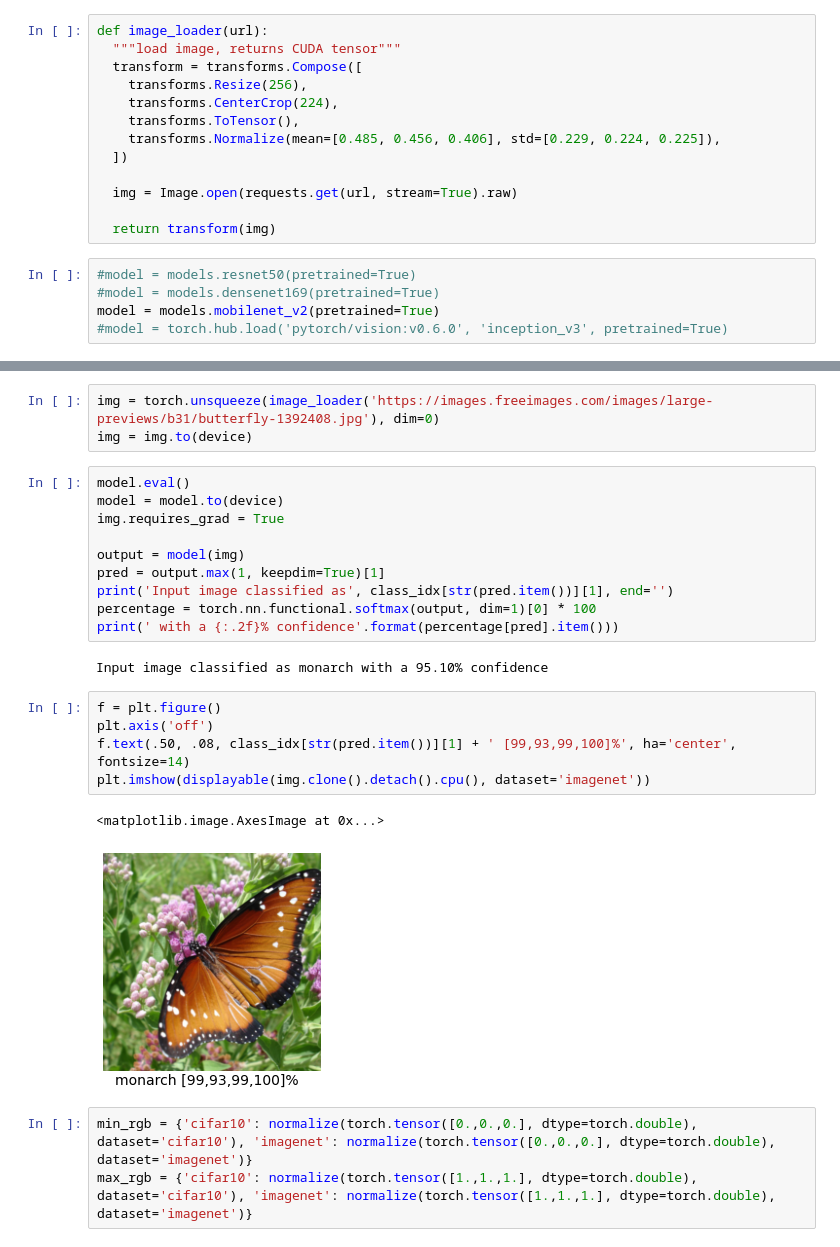
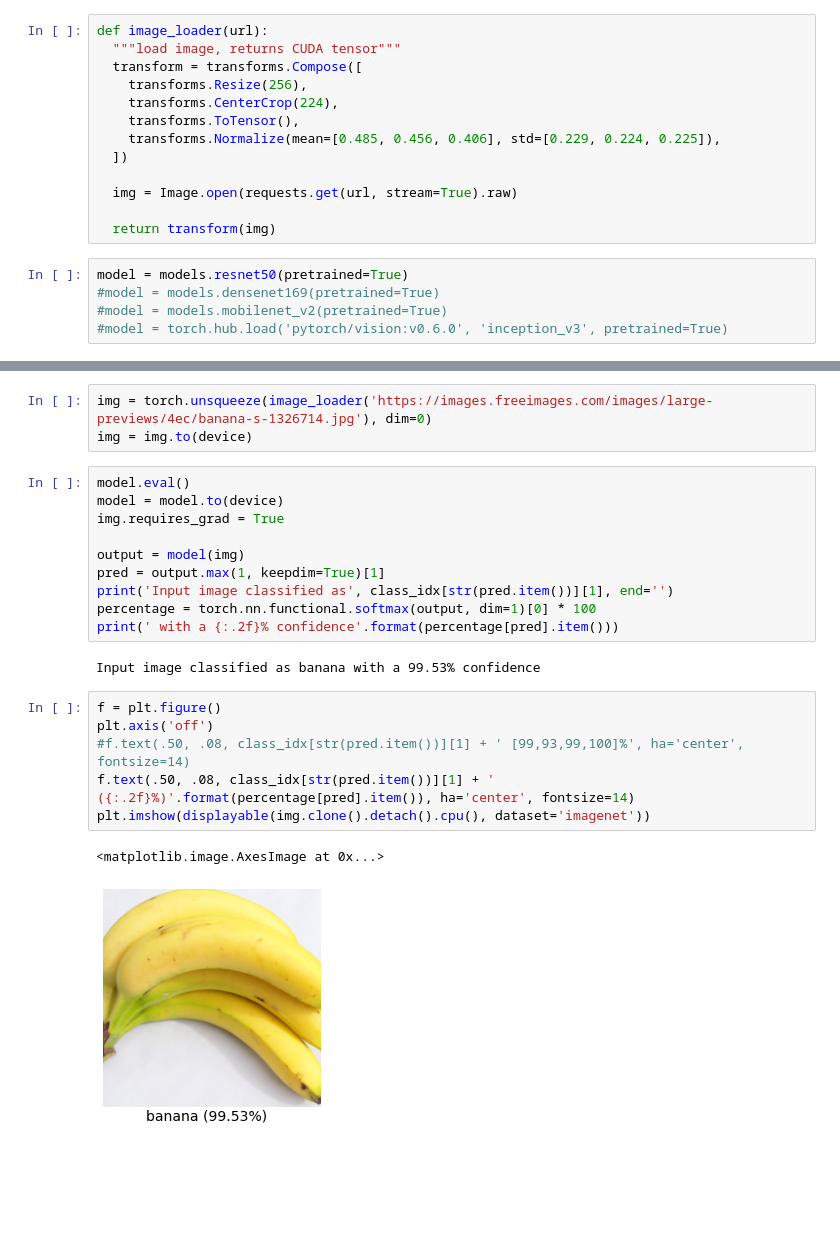
Before and after one commit to pabloac31/TFG, a Jupyter notebook: ImageNet_experiments.ipynb, the cells around one changed output, grey strips where cells are left out. Cells and saved outputs as stored; diff of their text form; blank space fills up the shorter version.

```diff
--- a/ImageNet_experiments.ipynb
+++ b/ImageNet_experiments.ipynb
@@ -56,7 +56,7 @@ def image_loader(url):
 
   return transform(img)
 # %%
-#model = models.resnet50(pretrained=True)
+model = models.resnet50(pretrained=True)
 #model = models.densenet169(pretrained=True)
-model = models.mobilenet_v2(pretrained=True)
+#model = models.mobilenet_v2(pretrained=True)
 #model = torch.hub.load('pytorch/vision:v0.6.0', 'inception_v3', pretrained=True)
@@ -65,5 +63,5 @@ Downloading: "https://download.pytorch.org/models/mobilenet_v2-b0353104.pth" to
 # %%
-img = torch.unsqueeze(image_loader('https://images.freeimages.com/images/large-previews/b31/butterfly-1392408.jpg'), dim=0)
+img = torch.unsqueeze(image_loader('https://images.freeimages.com/images/large-previews/4ec/banana-s-1326714.jpg'), dim=0)
 img = img.to(device)
 # %%
 model.eval()
@@ -76,16 +74,14 @@ print('Input image classified as', class_idx[str(pred.item())][1], end='')
 percentage = torch.nn.functional.softmax(output, dim=1)[0] * 100
 print(' with a {:.2f}% confidence'.format(percentage[pred].item()))
 # %% [output]
-Input image classified as monarch with a 95.10% confidence
+Input image classified as banana with a 99.53% confidence
 # %%
 f = plt.figure()
 plt.axis('off')
-f.text(.50, .08, class_idx[str(pred.item())][1] + ' [99,93,99,100]%', ha='center', fontsize=14)
+#f.text(.50, .08, class_idx[str(pred.item())][1] + ' [99,93,99,100]%', ha='center', fontsize=14)
+f.text(.50, .08, class_idx[str(pred.item())][1] + ' ({:.2f}%)'.format(percentage[pred].item()), ha='center', fontsize=14)
 plt.imshow(displayable(img.clone().detach().cpu(), dataset='imagenet'))
 # %% [output]
 <matplotlib.image.AxesImage at 0x...>
-[figure, old version]
+[figure, new version]
-# %%
-min_rgb = {'cifar10': normalize(torch.tensor([0.,0.,0.], dtype=torch.double), dataset='cifar10'), 'imagenet': normalize(torch.tensor([0.,0.,0.], dtype=torch.double), dataset='imagenet')}
-max_rgb = {'cifar10': normalize(torch.tensor([1.,1.,1.], dtype=torch.double), dataset='cifar10'), 'imagenet': normalize(torch.tensor([1.,1.,1.], dtype=torch.double), dataset='imagenet')}
 # %%
```
Also changed, not shown: parts of 8 cells of this notebook.
